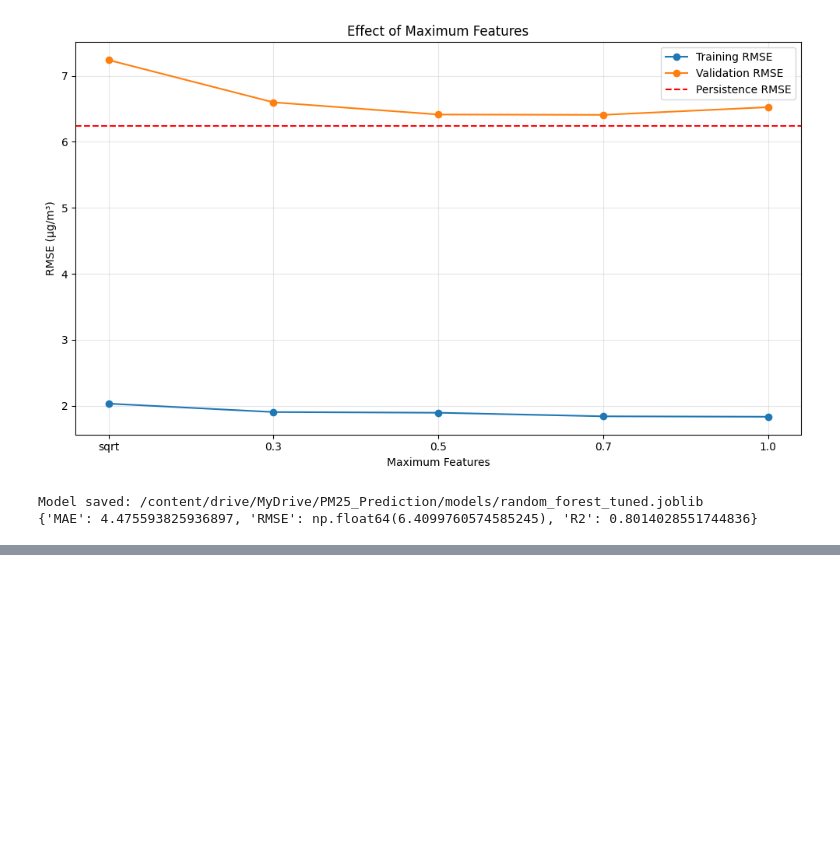
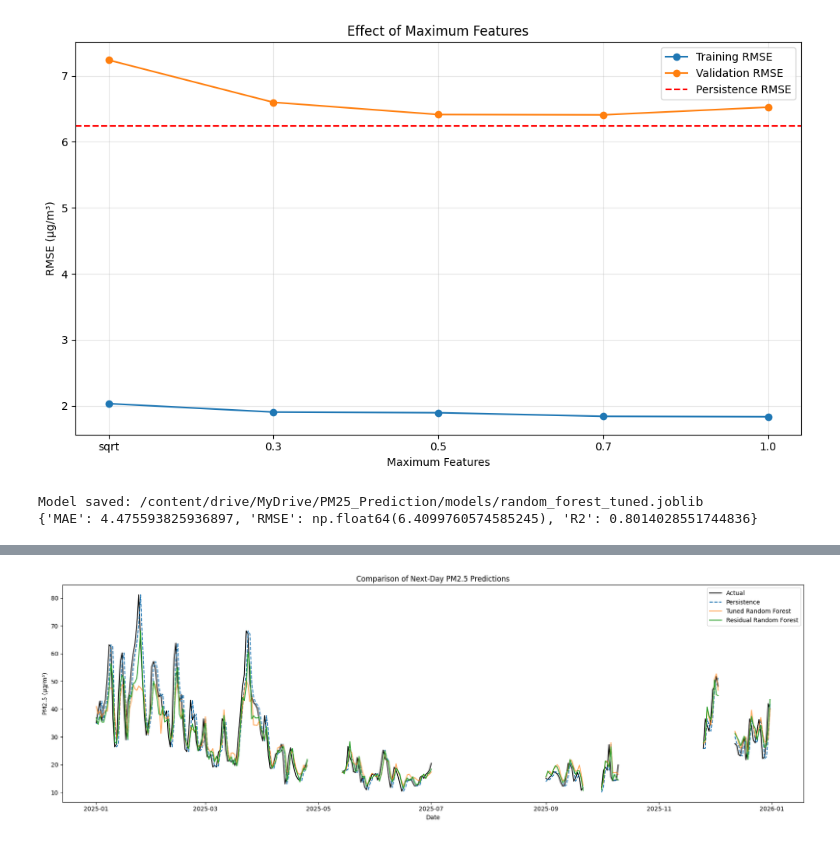
Before and after one commit to mapadeawdai/PM2.5_Prediction, a Jupyter notebook: main.ipynb, the cells around one changed output, grey strips where cells are left out. Drawn from its saved outputs; the diff is of its cells as text; code cells hidden in the pictures; blank space fills up the shorter version.

```diff
--- a/main.ipynb
+++ b/main.ipynb
@@ -1806,0 +2031,49 @@ Model saved: /content/drive/MyDrive/PM25_Prediction/models/random_forest_tuned.j
+# %%
+plot_df = pd.DataFrame({
+    "Actual": y_val,
+    "Persistence": today_val,
+    "Tuned RF": tuned_val_pred,
+    "Residual RF": residual_val_pred
+}, index=pd.to_datetime(dates_val))
+
+plot_df = plot_df.reindex(
+    pd.date_range(
+        "2025-01-01",
+        "2025-12-31",
+        freq="D"
+    )
+)
+
+plt.figure(figsize=(18, 6))
+
+plt.plot(
+    plot_df["Actual"],
+    color="black",
+    label="Actual"
+)
+
+plt.plot(
+    plot_df["Persistence"],
+    linestyle="--",
+    label="Persistence"
+)
+
+plt.plot(
+    plot_df["Tuned RF"],
+    alpha=0.7,
+    label="Tuned Random Forest"
+)
+
+plt.plot(
+    plot_df["Residual RF"],
+    label="Residual Random Forest"
+)
+
+plt.xlabel("Date")
+plt.ylabel("PM2.5 (µg/m³)")
+plt.title("Comparison of Next-Day PM2.5 Predictions")
+plt.legend()
+plt.tight_layout()
+plt.show()
+# %% [output]
+[figure, added]
```
Also changed, not shown: parts of 11 cells of this notebook.
